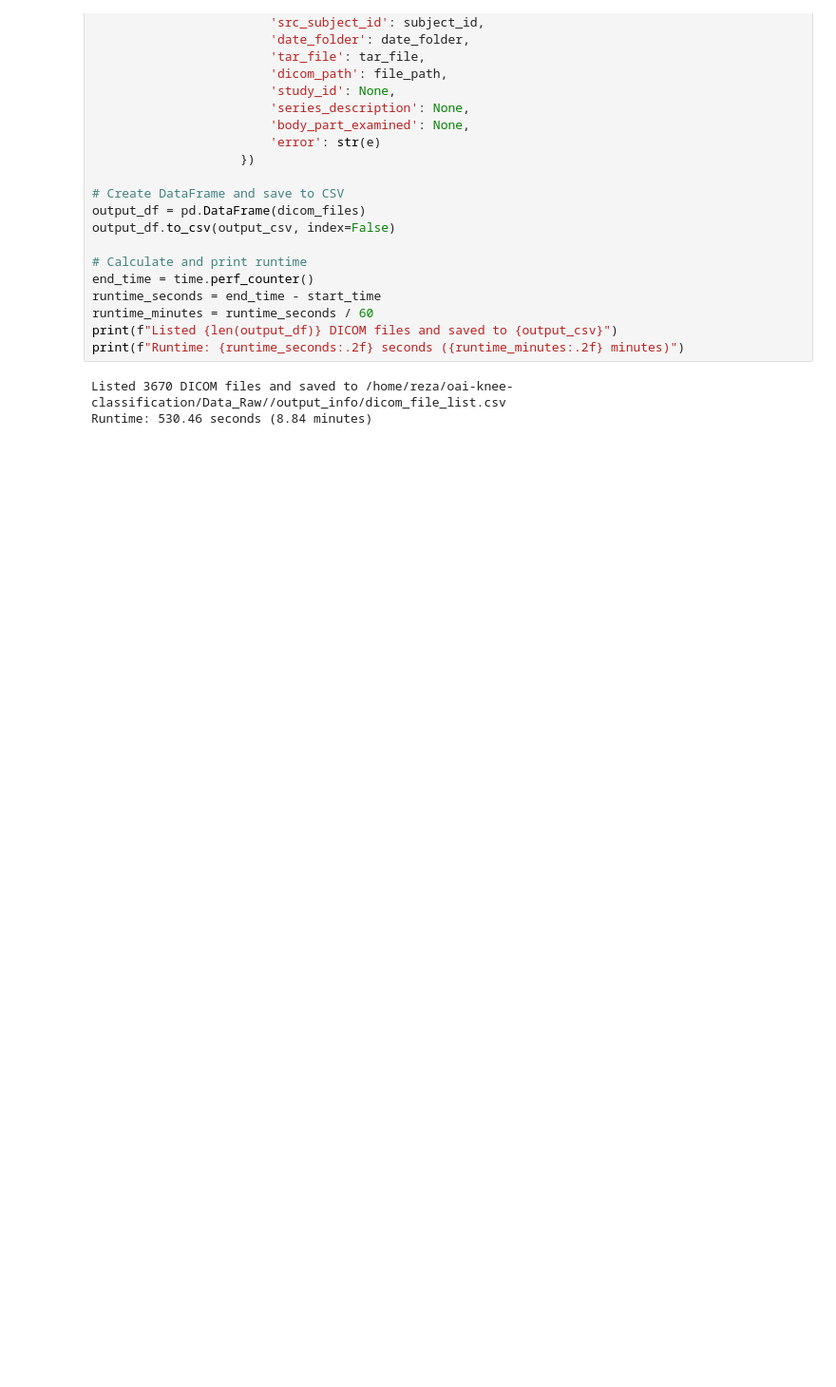
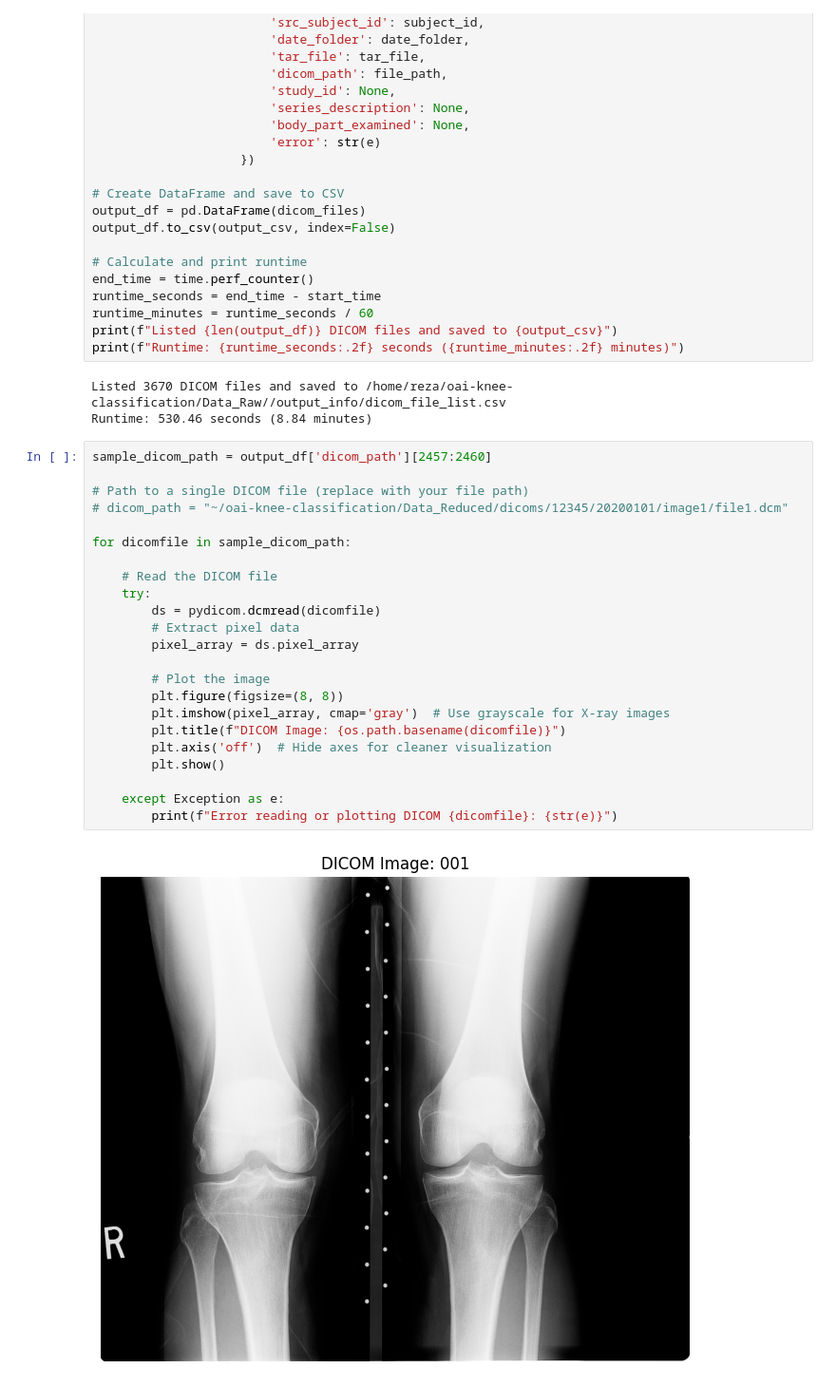
Before and after one commit to rezapourmodheji/oai-knee-classification, a Jupyter notebook: collect_xray_knees.ipynb, the cells around one changed output. Shown: that part at 95% size. Cells and saved outputs as stored; diff of their text form; blank space fills up the shorter version.

Commit message:
knee x-ray plotted

```diff
--- a/collect_xray_knees.ipynb
+++ b/collect_xray_knees.ipynb
@@ -93,3 +95,28 @@ print(f"Runtime: {runtime_seconds:.2f} seconds ({runtime_minutes:.2f} minutes)")
 # %% [output]
 Listed 3670 DICOM files and saved to /home/reza/oai-knee-classification/Data_Raw//output_info/dicom_file_list.csv
 Runtime: 530.46 seconds (8.84 minutes)
+# %%
+sample_dicom_path = output_df['dicom_path'][2457:2460]
+
+# Path to a single DICOM file (replace with your file path)
+# dicom_path = "~/oai-knee-classification/Data_Reduced/dicoms/12345/20200101/image1/file1.dcm"
+
+for dicomfile in sample_dicom_path:
+
+    # Read the DICOM file
+    try:
+        ds = pydicom.dcmread(dicomfile)
+        # Extract pixel data
+        pixel_array = ds.pixel_array
+
+        # Plot the image
+        plt.figure(figsize=(8, 8))
+        plt.imshow(pixel_array, cmap='gray')  # Use grayscale for X-ray images
+        plt.title(f"DICOM Image: {os.path.basename(dicomfile)}")
+        plt.axis('off')  # Hide axes for cleaner visualization
+        plt.show()
+
+    except Exception as e:
+        print(f"Error reading or plotting DICOM {dicomfile}: {str(e)}")
+# %% [output]
+[figure, added]
```
Also changed, not shown: parts of 2 cells of this notebook.
